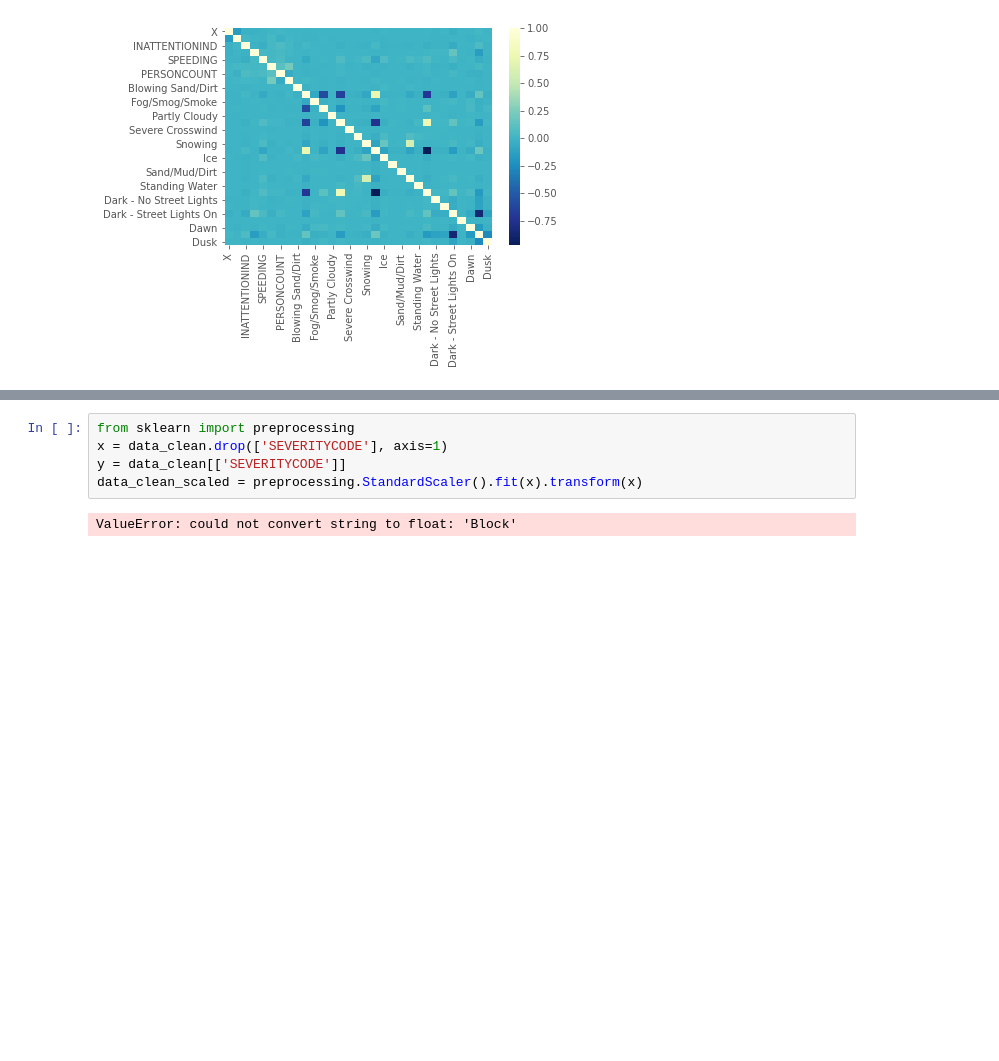
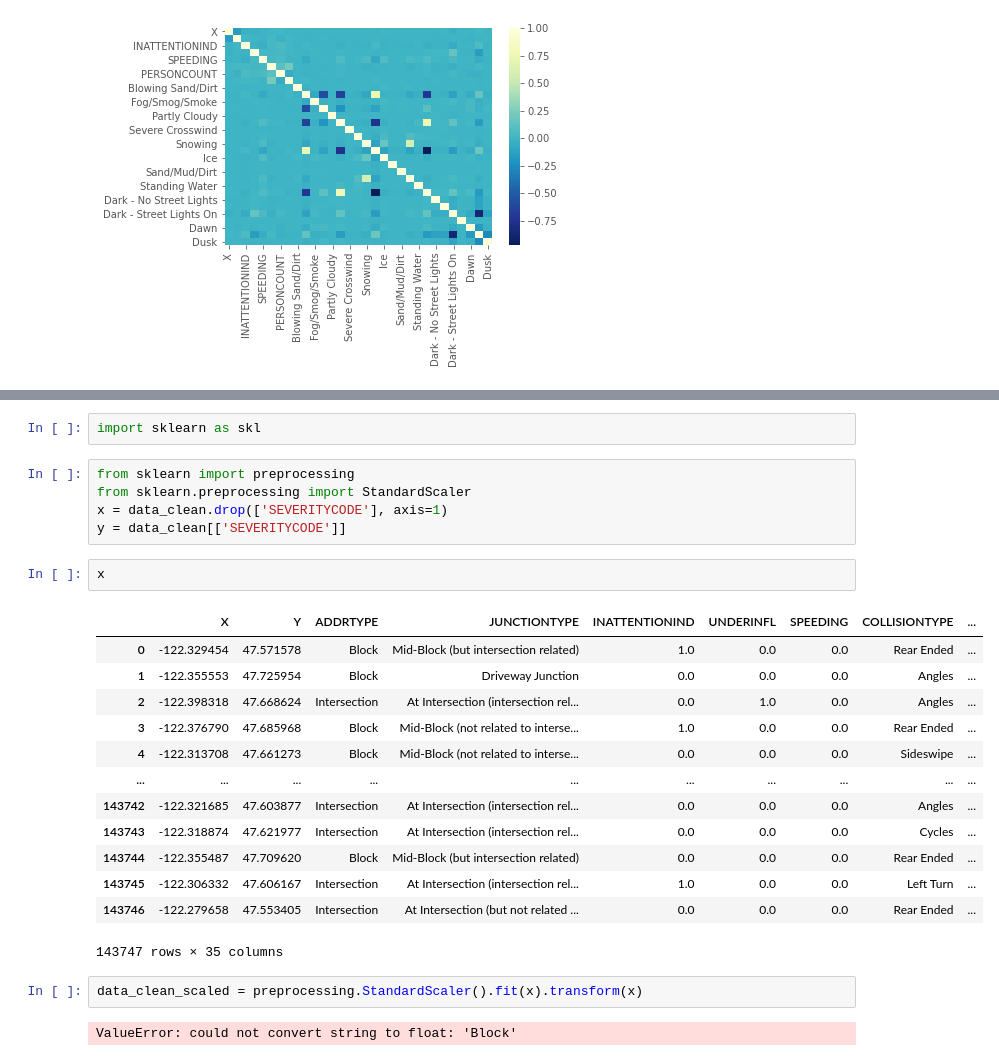
Before and after one commit to BryanBai901/Coursera_Capstone, a Jupyter notebook: Capstone_Main_code.ipynb, the cells around one changed output, grey strips where cells are left out. Drawn from its saved outputs; the diff is of its cells as text; blank space fills up the shorter version.

```diff
--- a/Capstone_Main_code.ipynb
+++ b/Capstone_Main_code.ipynb
@@ -328,7 +376,27 @@ plt.show()
+# %%
+import sklearn as skl
 # %%
 from sklearn import preprocessing
+from sklearn.preprocessing import StandardScaler
 x = data_clean.drop(['SEVERITYCODE'], axis=1)
 y = data_clean[['SEVERITYCODE']]
-data_clean_scaled = preprocessing.StandardScaler().fit(x).transform(x)
-# %% [output]
-ValueError: could not convert string to float: 'Block'
+# %%
+x
+# %% [output]
+|  | X | Y | ADDRTYPE | JUNCTIONTYPE | INATTENTIONIND | UNDERINFL | SPEEDING | COLLISIONTYPE | ... |
+| 0 | -122.329454 | 47.571578 | Block | Mid-Block (but intersection related) | 1.0 | 0.0 | 0.0 | Rear Ended | ... |
+| 1 | -122.355553 | 47.725954 | Block | Driveway Junction | 0.0 | 0.0 | 0.0 | Angles | ... |
+| 2 | -122.398318 | 47.668624 | Intersection | At Intersection (intersection rel... | 0.0 | 1.0 | 0.0 | Angles | ... |
+| 3 | -122.376790 | 47.685968 | Block | Mid-Block (not related to interse... | 1.0 | 0.0 | 0.0 | Rear Ended | ... |
+| 4 | -122.313708 | 47.661273 | Block | Mid-Block (not related to interse... | 0.0 | 0.0 | 0.0 | Sideswipe | ... |
+| ... | ... | ... | ... | ... | ... | ... | ... | ... | ... |
+| 143742 | -122.321685 | 47.603877 | Intersection | At Intersection (intersection rel... | 0.0 | 0.0 | 0.0 | Angles | ... |
+| 143743 | -122.318874 | 47.621977 | Intersection | At Intersection (intersection rel... | 0.0 | 0.0 | 0.0 | Cycles | ... |
+| 143744 | -122.355487 | 47.709620 | Block | Mid-Block (but intersection related) | 0.0 | 0.0 | 0.0 | Rear Ended | ... |
+| 143745 | -122.306332 | 47.606167 | Intersection | At Intersection (intersection rel... | 1.0 | 0.0 | 0.0 | Left Turn | ... |
+| 143746 | -122.279658 | 47.553405 | Intersection | At Intersection (but not related ... | 0.0 | 0.0 | 0.0 | Rear Ended | ... |
+143747 rows × 35 columns
+# %%
+data_clean_scaled = preprocessing.StandardScaler().fit(x).transform(x)
+# %% [output]
+ValueError: could not convert string to float: 'Block'
```
Also changed, not shown: parts of 10 cells of this notebook.
